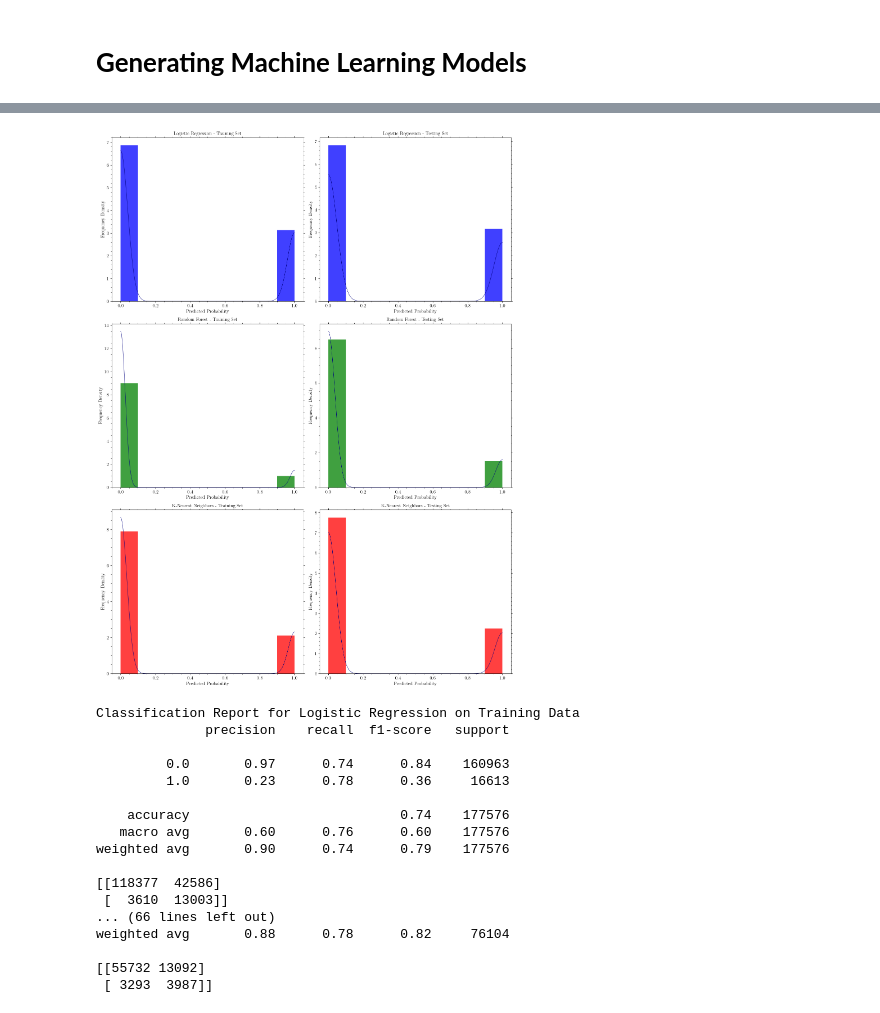
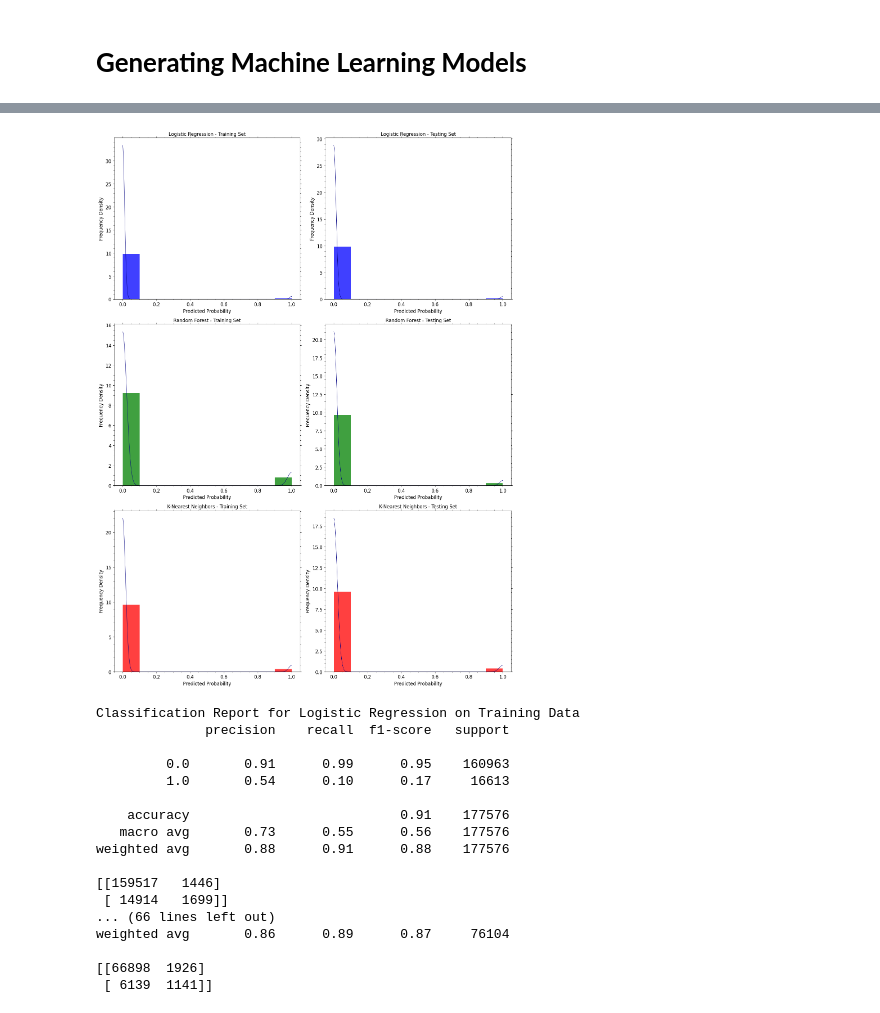
Before and after one commit to akhilnazim0/Data-Science-Project, a Jupyter notebook: Data_Science_Project_.ipynb, the cells around one changed output, grey strips where cells are left out. Drawn from its saved outputs; the diff is of its cells as text; code cells hidden in the pictures.

Commit message:
trained and tested the data and compared with plot

```diff
--- a/Data_Science_Project_.ipynb
+++ b/Data_Science_Project_.ipynb
@@ -359,10 +419,17 @@ X_resampled, y_resampled = smote.fit_resample(X_train, y_train)
 # %% [markdown]
 # **Generating Machine Learning Models**
+# %%
+# Assuming df_pca is your DataFrame and 'HeartDiseaseorAttack' is your target variable
+X = df_pca.drop(columns=['HeartDiseaseorAttack'])
+y = df_pca['HeartDiseaseorAttack']
+
+# Split data into training and testing sets
+X_train, X_test, y_train, y_test = train_test_split(X, y, test_size=0.3, random_state=10)
 # %%
 
 # Model 1
 model_1 = LogisticRegression()
-model_1.fit(X_resampled, y_resampled)
+model_1.fit(X_train, y_train)
 y_pred = model_1.predict(X_test)
 
 print(classification_report(y_test, y_pred))
@@ -382,7 +449,7 @@ weighted avg       0.90      0.74      0.79     76104
 # %%
 # Model 2
 model_2 = RandomForestClassifier()
-model_2.fit(X_resampled, y_resampled)
+model_2.fit(X_train, y_train)
 
 # Evaluate the model
 y_pred = model_2.predict(X_test)
@@ -403,7 +470,7 @@ weighted avg       0.88      0.84      0.85     76104
 # %%
 # Model 3
 model_3= KNeighborsClassifier()
-model_3.fit(X_resampled, y_resampled)
+model_3.fit(X_train, y_train)
 y_pred = model_3.predict(X_test)
 
 print(classification_report(y_test, y_pred))
@@ -423,7 +490,7 @@ weighted avg       0.88      0.78      0.82     76104
 # %%
 # Define models
 models = {
-    "Logistic Regression": LogisticRegression(),
+    "Logistic Regression": LogisticRegression(max_iter=1000),
     "Random Forest": RandomForestClassifier(),
     "K-Nearest Neighbors": KNeighborsClassifier(),
 }
@@ -433,28 +500,29 @@ train_predictions = {}
 test_predictions = {}
 
 for model_name, model in models.items():
-    model.fit(X_resampled, y_resampled)
+    # Train the model with the full training data (including the target variable)
+    model.fit(X_train, y_train)
+    # Predict on the training data
     train_predictions[model_name] = model.predict(X_train)
-    test_predictions[model_name] = model.predict(X_test)
-total=3
-dpi = 200 # 200-300 as per guidelines
-# maxpix = 670  # max pixels of plot
-maxpix = 3200  # max pixels of plot
-width = maxpix / dpi  # max allowed with
+    # Predict on the testing data without the target variable
+    test_predictions[model_name] = model.predict(X_test.drop(columns=['HeartDiseaseorAttack'], errors='ignore'))  # This part is the evaluation with dropped target variable
+
 # Configuration for plots
-rcParams.update({'axes.labelsize': 'large', 'axes.titlesize': 'large',
-                 'xtick.labelsize': 'large', 'ytick.labelsize': 'large',
-                 'legend.fontsize': 'x-small', 'legend.frameon': False,
-                 'legend.facecolor': 'none', 'legend.handletextpad': 0.25,
-                 'font.serif': ['Computer Modern', 'Helvetica', 'Arial',
-                                'Tahoma', 'Lucida Grande', 'DejaVu Sans'],
-                 'font.family': 'serif', 'mathtext.fontset': 'cm', 'mathtext.default': 'regular',
-                 'figure.figsize': [15, 10], 'figure.dpi': 100,
-                 'text.color' : "black", 'axes.labelcolor' : "black", 'axes.facecolor': 'white',
-                 'xtick.color':'black', 'ytick.color':'black', 'figure.facecolor':'none',
-                 'lines.linewidth': .75, 'xtick.top': True, 'ytick.right': True,
-                 'xtick.minor.visible': True, 'ytick.minor.visible': True,
-                 'text.usetex': True})
+rcParams.update({
+    'axes.labelsize': 'large', 'axes.titlesize': 'large',
+    'xtick.labelsize': 'large', 'ytick.labelsize': 'large',
+    'legend.fontsize': 'x-small', 'legend.frameon': False,
+    'legend.facecolor': 'none', 'legend.handletextpad': 0.25,
+    'font.serif': ['Computer Modern', 'Helvetica', 'Arial',
+                   'Tahoma', 'Lucida Grande', 'DejaVu Sans'],
+    'font.family': 'serif', 'mathtext.fontset': 'cm', 'mathtext.default': 'regular',
+    'figure.figsize': [15, 10], 'figure.dpi': 100,
+    'text.color': "black", 'axes.labelcolor': "black", 'axes.facecolor': 'white',
+    'xtick.color': 'black', 'ytick.color': 'black', 'figure.facecolor': 'none',
+    'lines.linewidth': .75, 'xtick.top': True, 'ytick.right': True,
+    'xtick.minor.visible': True, 'ytick.minor.visible': True,
+    'text.usetex': False
+})
 
 # Plotting histograms and KDEs for each model's predictions
 fig, axs = plt.subplots(nrows=3, ncols=2, figsize=(15, 20))
@@ -462,7 +530,7 @@ fig.subplots_adjust(hspace=0.5, wspace=0.4)
 axs = axs.flatten()
 
 bins = np.arange(0, 1.1, 0.1)
-colors = ['blue', 'green', 'red', 'purple']
+colors = ['blue', 'green', 'red']
 model_names = list(models.keys())
 
 for i, model_name in enumerate(model_names):
@@ -478,48 +546,48 @@ for i, model_name in enumerate(model_names):
     kde_test_pdf = kde_test.evaluate(xgrid)
 
     # Plot histograms and KDEs
     axs[i*2].hist(train_pred, bins, density=True, alpha=0.75, color=colors[i])
     axs[i*2].plot(xgrid, kde_train_pdf, color='navy')
     axs[i*2].set_title(f'{model_name} - Training Set')
     axs[i*2].set_xlabel('Predicted Probability')
     axs[i*2].set_ylabel('Frequency Density')
 
     axs[i*2 + 1].hist(test_pred, bins, density=True, alpha=0.75, color=colors[i])
     axs[i*2 + 1].plot(xgrid, kde_test_pdf, color='navy')
     axs[i*2 + 1].set_title(f'{model_name} - Testing Set')
     axs[i*2 + 1].set_xlabel('Predicted Probability')
     axs[i*2 + 1].set_ylabel('Frequency Density')
 
 plt.tight_layout()
 plt.show()
 
 # Printing Classification Reports
 for model_name in model_names:
     print(f"Classification Report for {model_name} on Training Data")
     print(classification_report(y_train, train_predictions[model_name]))
     print(confusion_matrix(y_train, train_predictions[model_name]))
     print("\n")
 
     print(f"Classification Report for {model_name} on Testing Data")
     print(classification_report(y_test, test_predictions[model_name]))
     print(confusion_matrix(y_test, test_predictions[model_name]))
     print("\n")
 # %% [output]
-[figure, old version]
+[figure, new version]
 Classification Report for Logistic Regression on Training Data
               precision    recall  f1-score   support
 
-         0.0       0.97      0.74      0.84    160963
-         1.0       0.23      0.78      0.36     16613
+         0.0       0.91      0.99      0.95    160963
+         1.0       0.54      0.10      0.17     16613
 
-    accuracy                           0.74    177576
-   macro avg       0.60      0.76      0.60    177576
-weighted avg       0.90      0.74      0.79    177576
+    accuracy                           0.91    177576
+   macro avg       0.73      0.55      0.56    177576
+weighted avg       0.88      0.91      0.88    177576
 
-[[118377  42586]
- [  3610  13003]]
+[[159517   1446]
+ [ 14914   1699]]
 ... (66 lines left out)
-weighted avg       0.88      0.78      0.82     76104
+weighted avg       0.86      0.89      0.87     76104
 
-[[55732 13092]
- [ 3293  3987]]
+[[66898  1926]
+ [ 6139  1141]]
```
Also changed, not shown: parts of 15 cells of this notebook.
